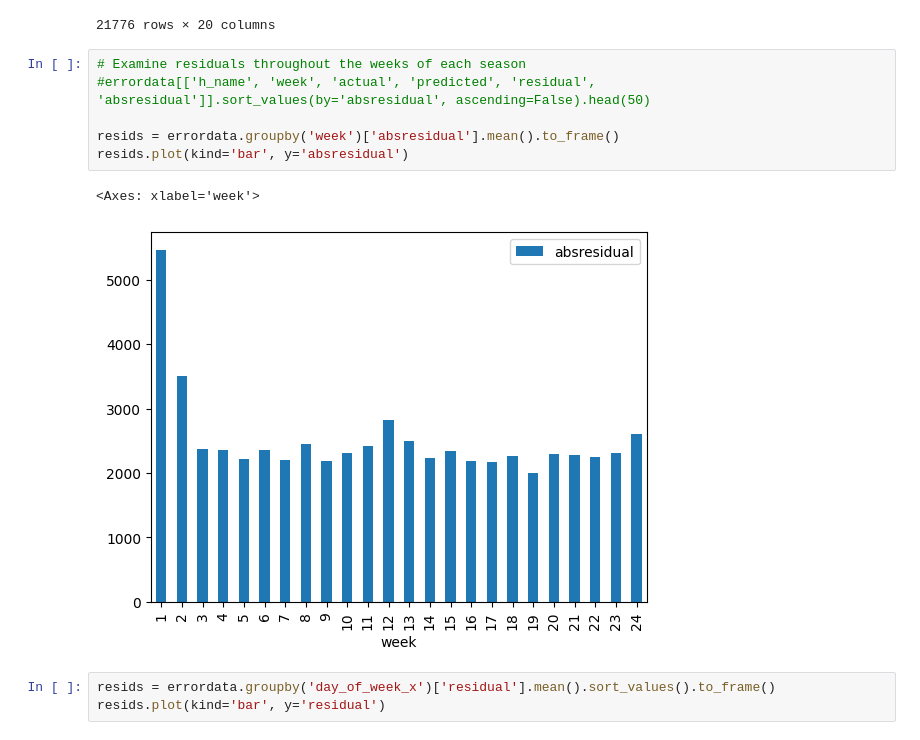
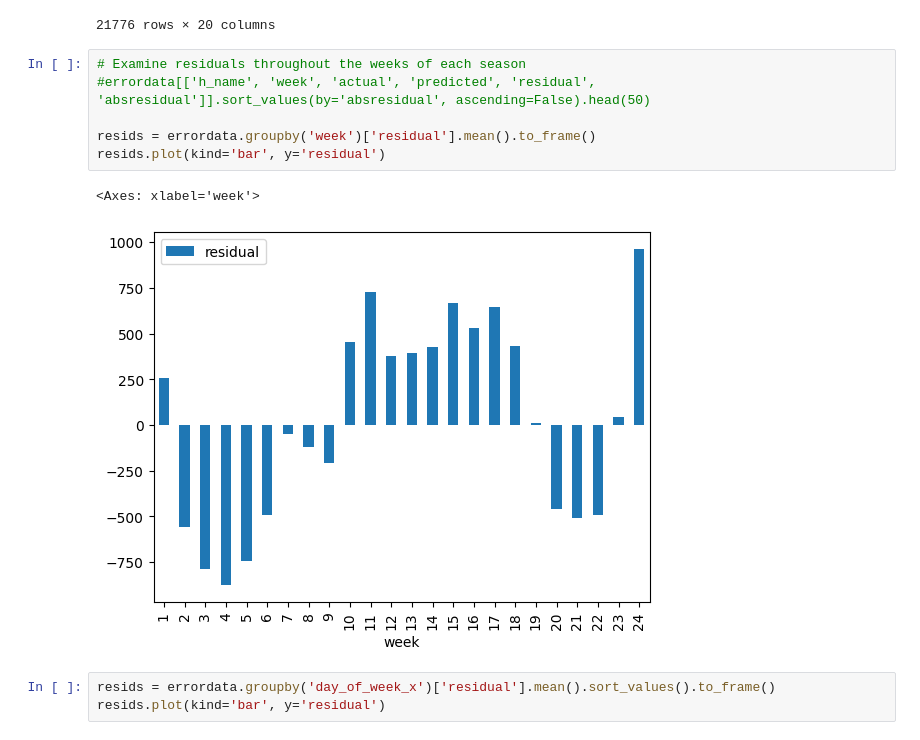
Before and after one commit to tmarchok1/DS440_project, a Jupyter notebook: error_analysis_travis.ipynb, the cells around one changed output. Cells and saved outputs as stored; diff of their text form.

```diff
--- a/error_analysis_travis.ipynb
+++ b/error_analysis_travis.ipynb
@@ -37,12 +37,12 @@ newerrordata
 # %%
 # Examine residuals throughout the weeks of each season
 #errordata[['h_name', 'week', 'actual', 'predicted', 'residual', 'absresidual']].sort_values(by='absresidual', ascending=False).head(50)
 
-resids = errordata.groupby('week')['absresidual'].mean().to_frame()
-resids.plot(kind='bar', y='absresidual')
+resids = errordata.groupby('week')['residual'].mean().to_frame()
+resids.plot(kind='bar', y='residual')
 # %% [output]
 <Axes: xlabel='week'>
-[figure, old version]
+[figure, new version]
 # %%
 resids = errordata.groupby('day_of_week_x')['residual'].mean().sort_values().to_frame()
 resids.plot(kind='bar', y='residual')
```
Also changed, not shown: parts of 1 cell of this notebook.
